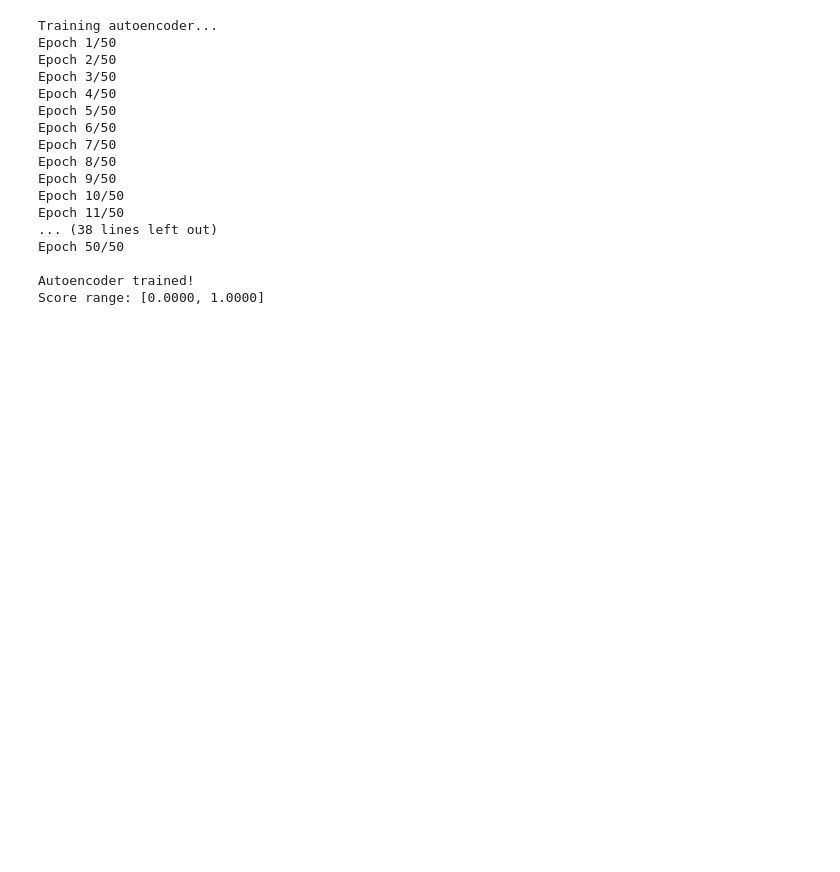
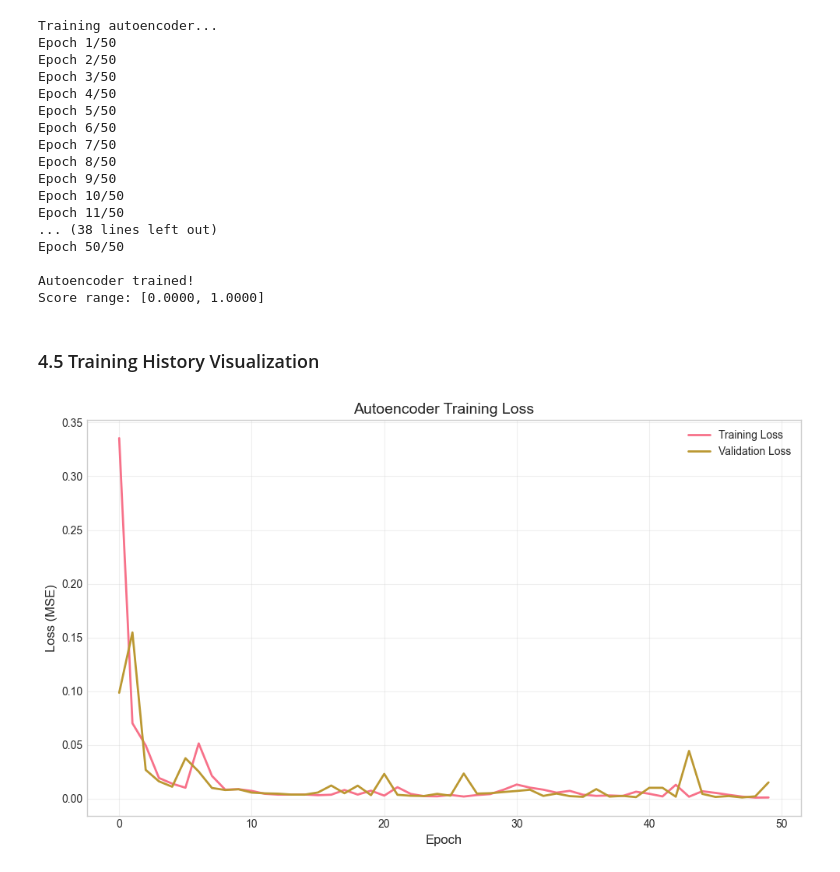
Before and after one commit to Houzibe/health-insurance-fraudulent-claims-detection-system, a Jupyter notebook: notebooks/02_model_training.ipynb, the cells around one changed output. Saved outputs shown, nothing was run; the diff lists cells and outputs as text; code cells hidden in the pictures; blank space fills up the shorter version.

Commit message:
Added training history visualization

```diff
--- a/notebooks/02_model_training.ipynb
+++ b/notebooks/02_model_training.ipynb
@@ -313,3 +313,20 @@ Epoch 50/50
 
 Autoencoder trained!
 Score range: [0.0000, 1.0000]
+# %% [markdown]
+### 4.5 Training History Visualization
+# %%
+# Plot training loss
+fig, ax = plt.subplots(figsize=(10, 6))
+ax.plot(history.history['loss'], label='Training Loss', linewidth=2)
+ax.plot(history.history['val_loss'], label='Validation Loss', linewidth=2)
+ax.set_xlabel('Epoch', fontsize=12)
+ax.set_ylabel('Loss (MSE)', fontsize=12)
+ax.set_title('Autoencoder Training Loss', fontsize=14)
+ax.legend(fontsize=10)
+ax.grid(True, alpha=0.3)
+plt.tight_layout()
+#plt.savefig('../figures/autoencoder_training_loss.png', dpi=300)
+plt.show()
+# %% [output]
+[figure, added]
```
